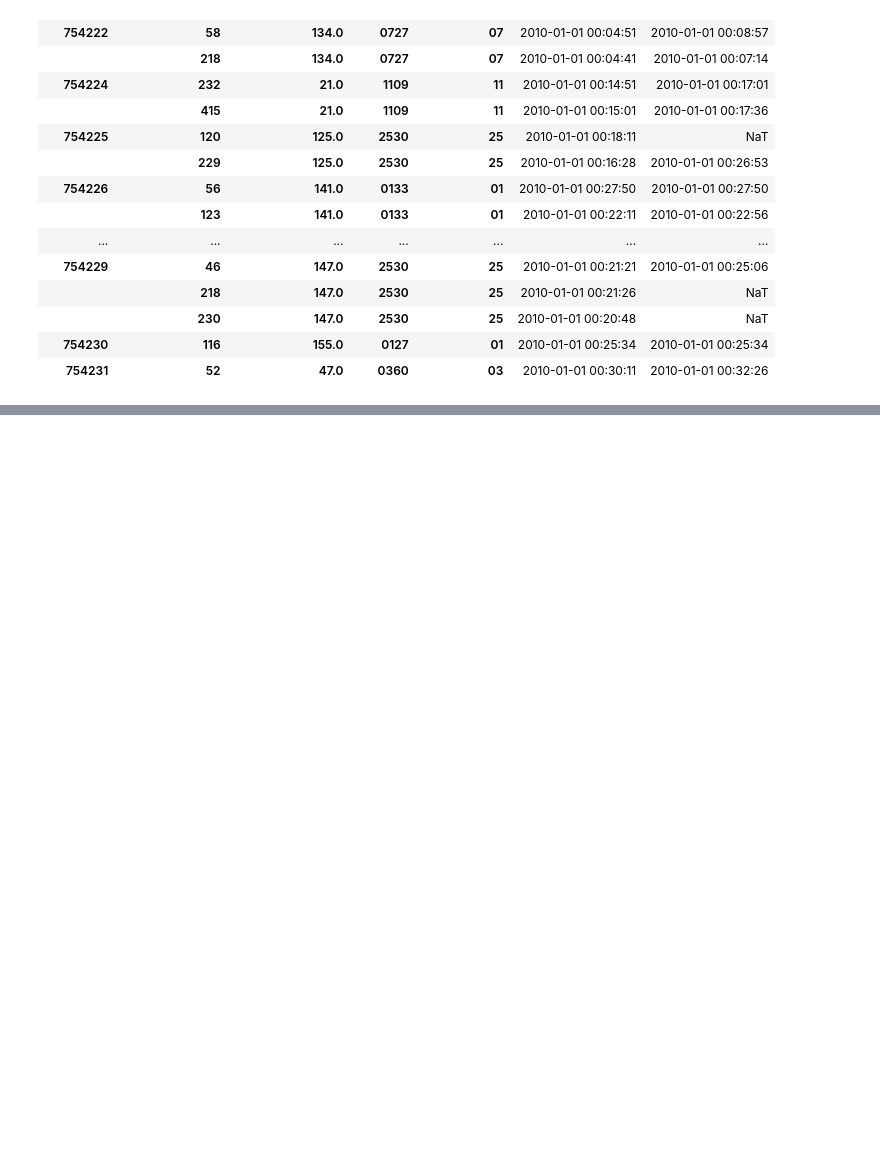
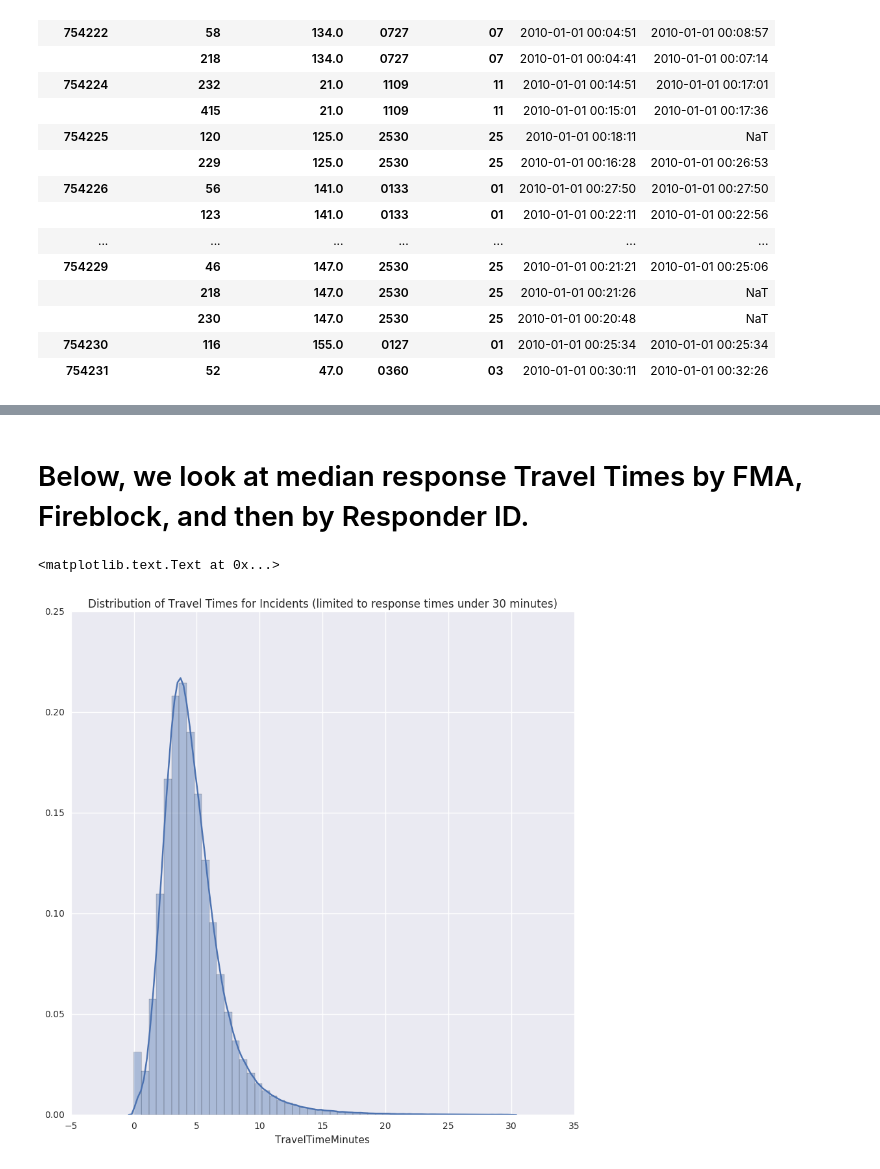
Before and after one commit to hackoregon/emergency-response, a Jupyter notebook: notebooks/travel_time_eda.ipynb, the cells around one changed output, grey strips where cells are left out. Saved outputs shown, nothing was run; the diff lists cells and outputs as text; code cells hidden in the pictures; blank space fills up the shorter version.

Commit message:
completed travel time eda. created csvs for the data. renamed csvs for response times.

```diff
--- a/notebooks/travel_time_eda.ipynb
+++ b/notebooks/travel_time_eda.ipynb
@@ -41,3 +46,8 @@ table.head(20)
 |  | 230 | 147.0 | 2530 | 25 | 2010-01-01 00:20:48 | NaT |
 | 754230 | 116 | 155.0 | 0127 | 01 | 2010-01-01 00:25:34 | 2010-01-01 00:25:34 |
 | 754231 | 52 | 47.0 | 0360 | 03 | 2010-01-01 00:30:11 | 2010-01-01 00:32:26 |
+# %%
+table["difference"] = table['On Scene'].sub(table['Enroute'], axis = 0)
+table["difference"].astype('timedelta64[s]')
+table["TravelTimeMinutes"] = (table["difference"] / pd.Timedelta(minutes=1, seconds=0))
+table.head(10)
@@ -43,0 +67,12 @@ table.head(20)
+# %% [markdown]
+# Below, we look at median response Travel Times by FMA, Fireblock, and then by Responder ID.
+# %%
+# keep only the travel times from 0 minutes to a day
+table = table.loc[table['TravelTimeMinutes'] >= 0.0].loc[table['TravelTimeMinutes'] <= 1440] # less than a day
+# zoom in on thirty minutes
+plt.rcParams['figure.figsize']=(10,10)
+sns.distplot(table.loc[table['TravelTimeMinutes'] <= 30]['TravelTimeMinutes'])
+plt.title('Distribution of Travel Times for Incidents (limited to response times under 30 minutes)')
+# %% [output]
+<matplotlib.text.Text at 0x...>
+[figure, added]
```
Also changed, not shown: parts of 9 cells of this notebook, 8 other files.
